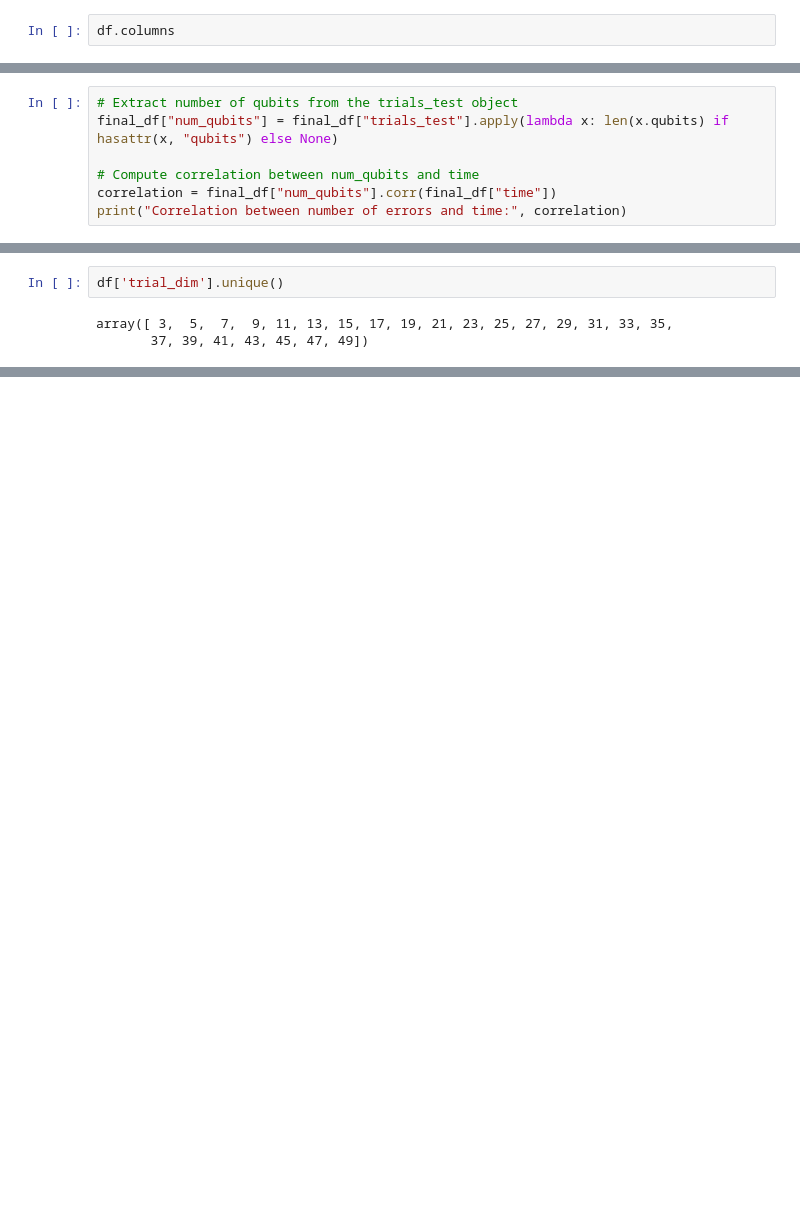
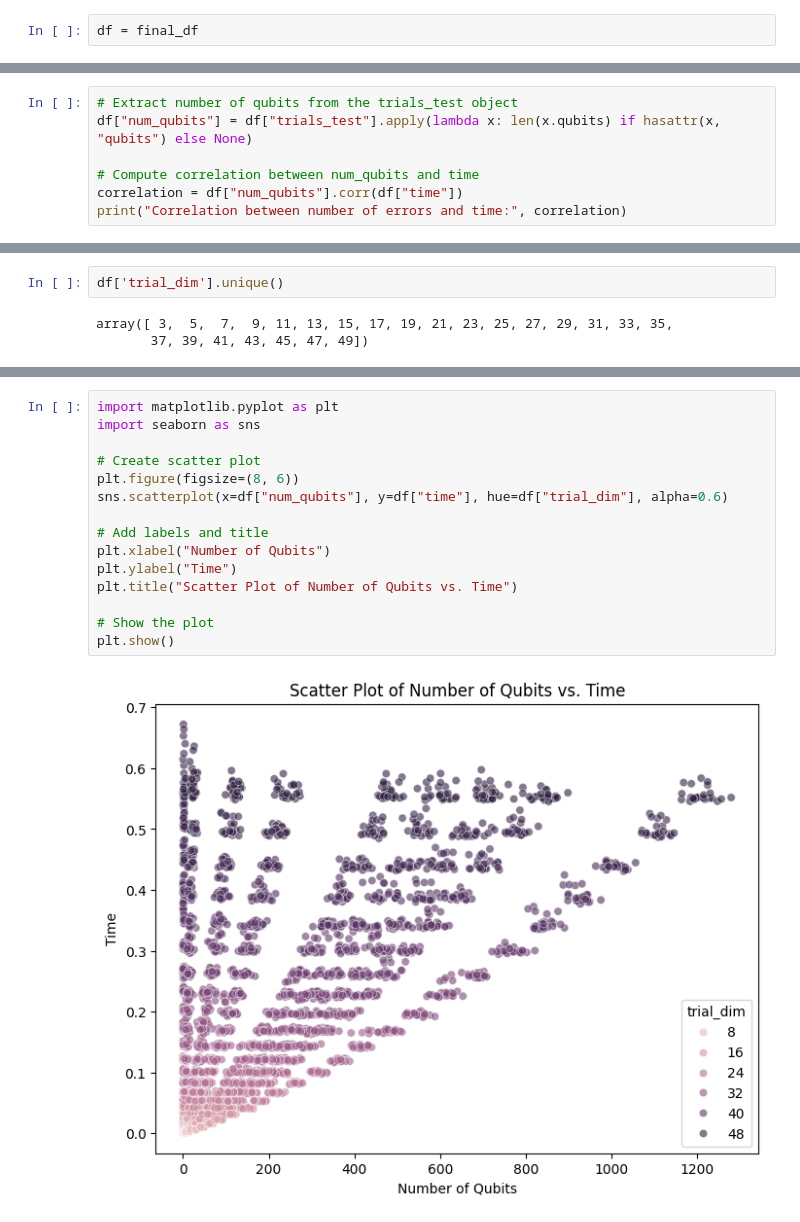
Before and after one commit to ryan-kersten/QEDV, a Jupyter notebook: analysis.ipynb, the cells around one changed output, grey strips where cells are left out. Cells and saved outputs as stored; diff of their text form; blank space fills up the shorter version.

```diff
--- a/analysis.ipynb
+++ b/analysis.ipynb
@@ -48,4 +48,4 @@ else:
 
 [5400 rows x 9 columns]
 # %%
-df.columns
+df = final_df
@@ -56,9 +52,9 @@ Index(['Error Rate', 'Dimension', 'Solvable', 'rlimit', 'time', 'Brute',
 # %%
 # Extract number of qubits from the trials_test object
-final_df["num_qubits"] = final_df["trials_test"].apply(lambda x: len(x.qubits) if hasattr(x, "qubits") else None)
+df["num_qubits"] = df["trials_test"].apply(lambda x: len(x.qubits) if hasattr(x, "qubits") else None)
 
 # Compute correlation between num_qubits and time
-correlation = final_df["num_qubits"].corr(final_df["time"])
+correlation = df["num_qubits"].corr(df["time"])
 print("Correlation between number of errors and time:", correlation)
 # %% [output]
 Correlation between number of errors and time: 0.604402953702332
@@ -165,0 +197,17 @@ array([ 3,  5,  7,  9, 11, 13, 15, 17, 19, 21, 23, 25, 27, 29, 31, 33, 35,
+# %%
+import matplotlib.pyplot as plt
+import seaborn as sns
+
+# Create scatter plot
+plt.figure(figsize=(8, 6))
+sns.scatterplot(x=df["num_qubits"], y=df["time"], hue=df["trial_dim"], alpha=0.6)
+
+# Add labels and title
+plt.xlabel("Number of Qubits")
+plt.ylabel("Time")
+plt.title("Scatter Plot of Number of Qubits vs. Time")
+
+# Show the plot
+plt.show()
+# %% [output]
+[figure, added]
```
Also changed, not shown: parts of 7 cells of this notebook.
